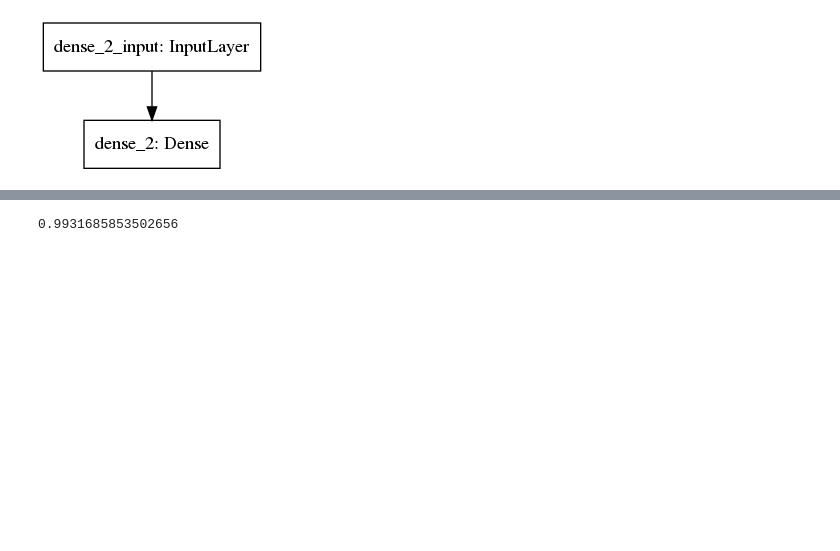
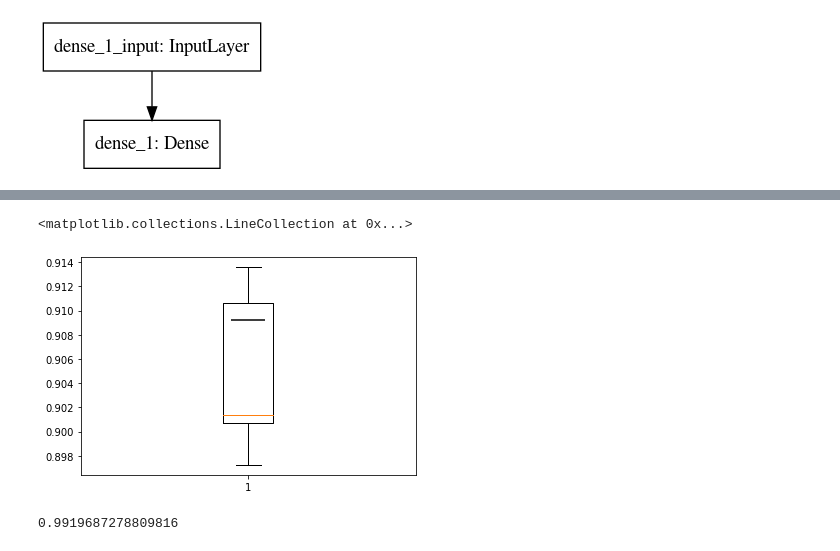
Before and after one commit to ssoi/deeplearning_playground, a Jupyter notebook: mnist/notebooks/mnist.ipynb, the cells around one changed output, grey strips where cells are left out. Cells and saved outputs as stored; diff of their text form; code cells hidden in the pictures; blank space fills up the shorter version.

```diff
--- a/mnist/notebooks/mnist.ipynb
+++ b/mnist/notebooks/mnist.ipynb
@@ -46,2 +57,5 @@ plot_model(model)
 # %% [output]
 [figure]
+# %%
+weights = logit_model.get_weights()
+logit_model.set_weights(np.random.permutation(weights))
@@ -73 +117,3 @@ Epoch 10/10
 <keras.callbacks.callbacks.History at 0x...>
+# %%
+valid_loss, valid_acc = logit_model.evaluate(x=images_valid_normed, y=labels_valid_onehot)
@@ -74,9 +122,15 @@ Epoch 10/10
+# %%
+plt.boxplot(kfolds_acc)
+plt.hlines(y=valid_acc, xmin=0.95, xmax=1.05)
+# %% [output]
+<matplotlib.collections.LineCollection at 0x...>
+[figure, added]
 # %%
-labels_valid_fitted = model.predict_proba(x=images_valid_normed)
+labels_valid_fitted_probs = logit_model.predict_proba(x=images_valid_normed)
 roc_auc = roc_auc_score(labels_valid_onehot,
-                        labels_valid_fitted,
+                        labels_valid_fitted_probs,
                         multi_class="ovr",
                         average="macro")
 roc_auc
 # %% [output]
-0.9931685853502656
+0.9919687278809816
```
Also changed, not shown: parts of 21 cells of this notebook, 2 other files.
